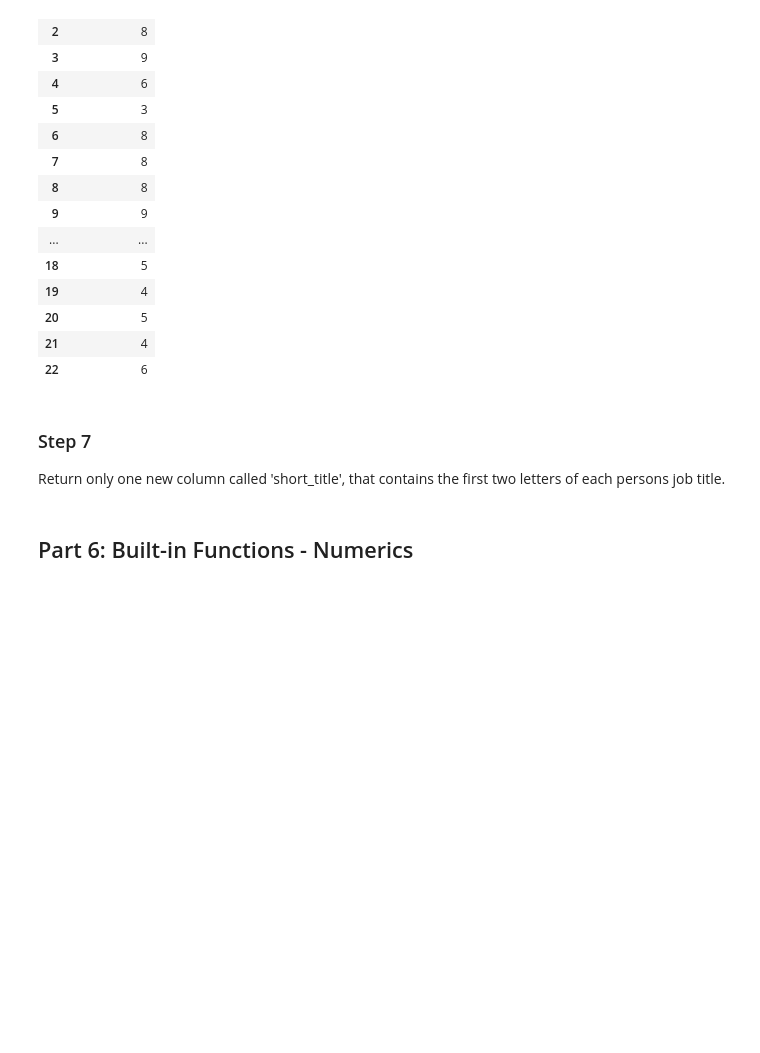
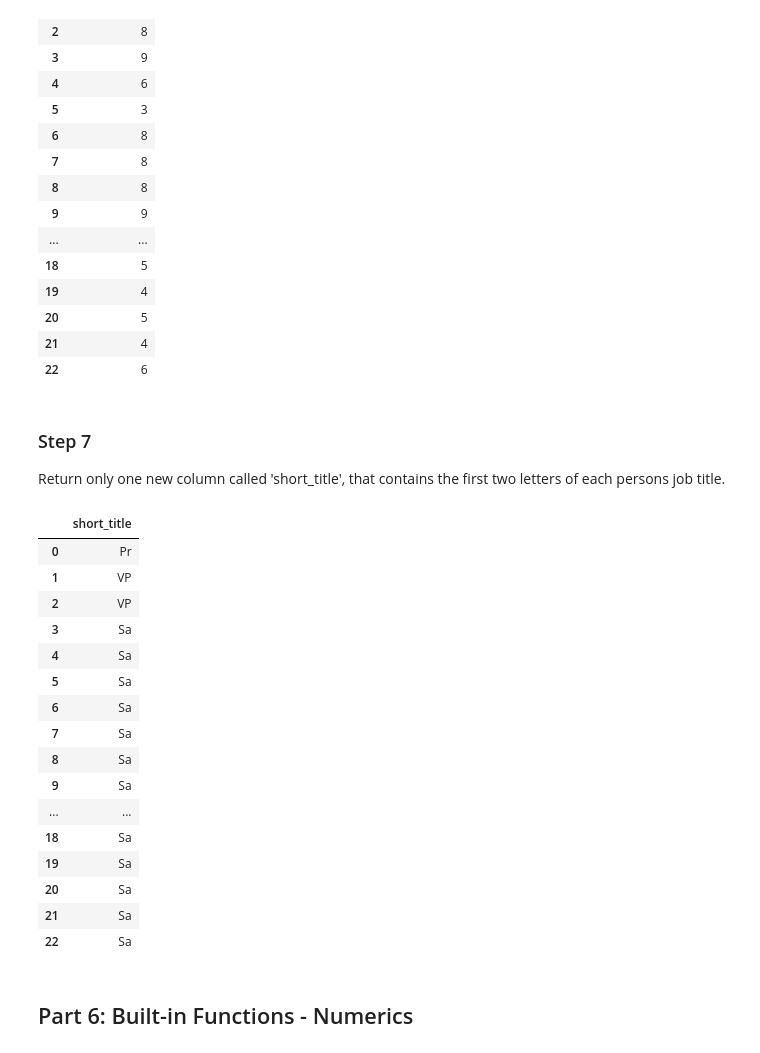
Before and after one commit to drivernf/DS_Course1_Week1_Module1_SQLSelectLab, a Jupyter notebook: SQLSelectLab.ipynb, the cells around one changed output. Saved outputs shown, nothing was run; the diff lists cells and outputs as text; code cells hidden in the pictures; blank space fills up the shorter version.

Commit message:
Short title using substr

```diff
--- a/SQLSelectLab.ipynb
+++ b/SQLSelectLab.ipynb
@@ -217,7 +217,26 @@ Return only one new column called 'short_title', that contains the first two let
 # %%
 # CodeGrade step7
 # Replace None with your code
-df_short_title = None
+df_short_title = pd.read_sql("""SELECT substr(jobTitle, 1, 2) AS short_title FROM employees""", conn)
+df_short_title
+# %% [output]
+|  | short_title |
+| 0 | Pr |
+| 1 | VP |
+| 2 | VP |
+| 3 | Sa |
+| 4 | Sa |
+| 5 | Sa |
+| 6 | Sa |
+| 7 | Sa |
+| 8 | Sa |
+| 9 | Sa |
+| ... | ... |
+| 18 | Sa |
+| 19 | Sa |
+| 20 | Sa |
+| 21 | Sa |
+| 22 | Sa |
 # %% [markdown]
 ## Part 6: Built-in Functions - Numerics
 # %% [markdown]
```
